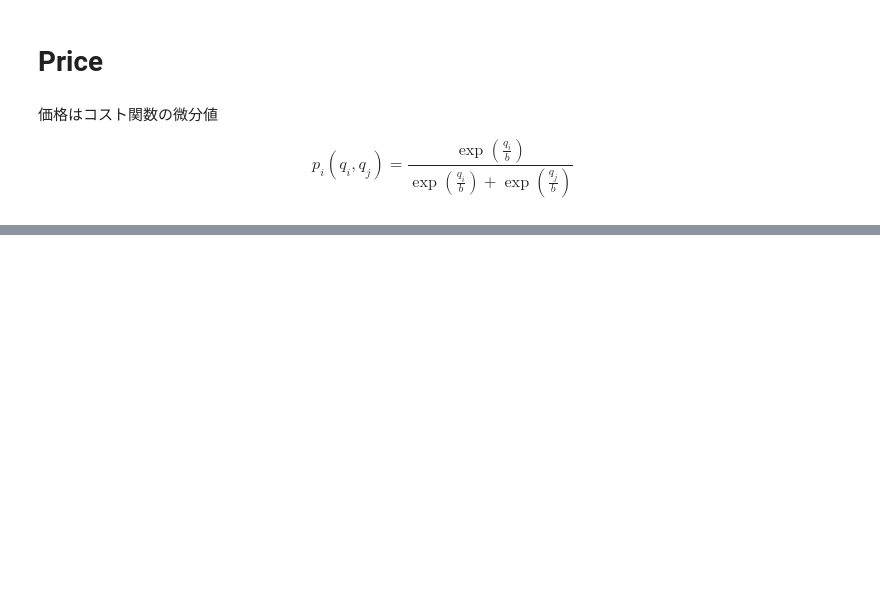
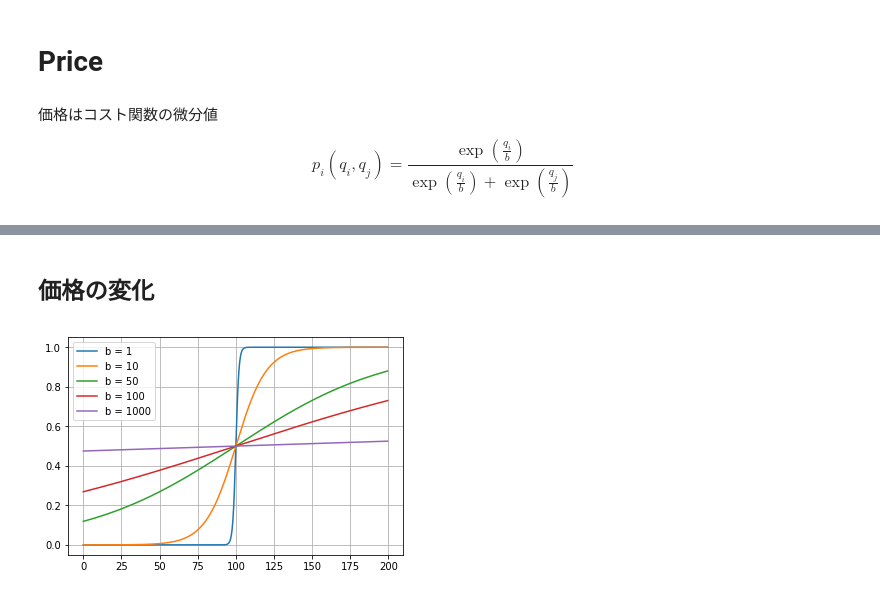
Before and after one commit to Yuya-Furusawa/Self-Study, a Jupyter notebook: CostFunction.ipynb, the cells around one changed output, grey strips where cells are left out. Drawn from its saved outputs; the diff is of its cells as text; code cells hidden in the pictures; blank space fills up the shorter version.

Commit message:
Add Price Change

```diff
--- a/CostFunction.ipynb
+++ b/CostFunction.ipynb
@@ -317,3 +317,5 @@ fig = go.Figure(data=data, layout=layout)
 URL = plotly.offline.iplot(fig, filename='Costfunction-3d-surface.html')
 # %% [output]
 [interactive output not drawn]
+# %% [markdown]
+## 価格の変化
@@ -319,0 +324,13 @@ URL = plotly.offline.iplot(fig, filename='Costfunction-3d-surface.html')
+# %%
+x_grid = np.arange(0, 200, 0.5)
+params = [1, 10, 50, 100, 1000]
+for p in params:
+    price_vals = np.empty_like(x_grid)
+    for i, x in enumerate(x_grid):
+        price_vals[i] = PriceLMSR(x, 100, p)
+    plt.plot(x_grid, price_vals, label="b = {}".format(p))
+plt.grid()
+plt.legend()
+plt.show()
+# %% [output]
+[figure, added]
```
Also changed, not shown: parts of 1 cell of this notebook.
